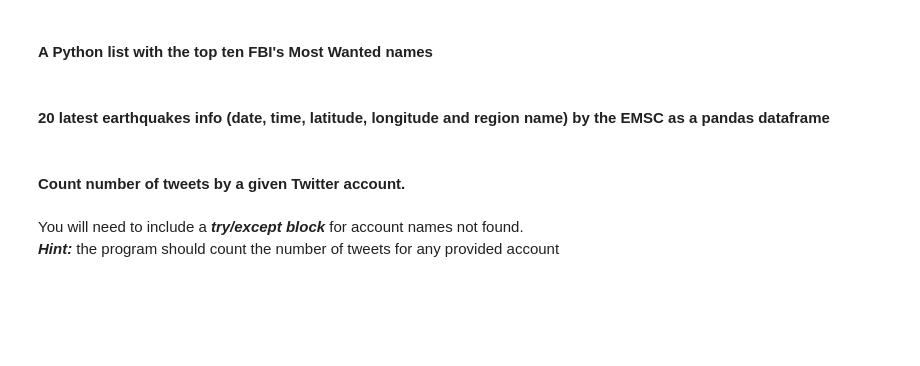
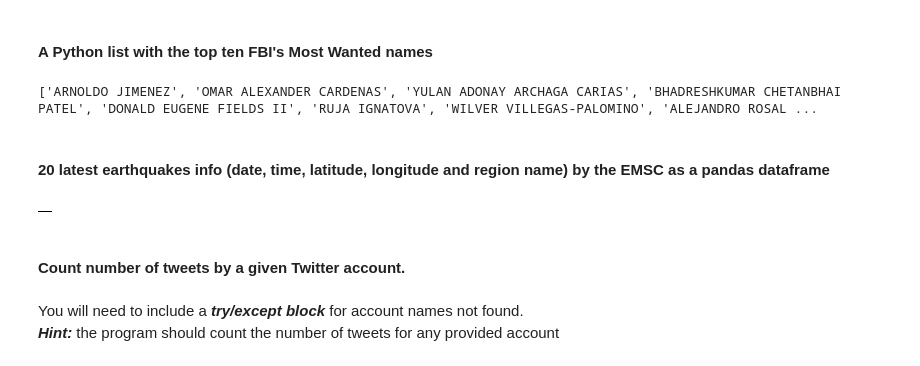
Before and after one commit to Ironhack-Data-Madrid-Octubre-2023/4.3-lab_web_scraping_selenium, a Jupyter notebook: your-code/main.ipynb, the cells around one changed output. Drawn from its saved outputs; the diff is of its cells as text; code cells hidden in the pictures; blank space fills up the shorter version.

```diff
--- a/your-code/main.ipynb
+++ b/your-code/main.ipynb
@@ -227,3 +252,12 @@ url = 'https://www.fbi.gov/wanted/topten'
+# %%
+wanted = driver.find_elements(By.CSS_SELECTOR, 'h3.title')
+top_ten = []
+for i in wanted:
+    top_ten.append(i.text)
+
+print(top_ten)
+# %% [output]
+['ARNOLDO JIMENEZ', 'OMAR ALEXANDER CARDENAS', 'YULAN ADONAY ARCHAGA CARIAS', 'BHADRESHKUMAR CHETANBHAI PATEL', 'DONALD EUGENE FIELDS II', 'RUJA IGNATOVA', 'WILVER VILLEGAS-PALOMINO', 'ALEJANDRO ROSAL ...
 # %% [markdown]
 ####  20 latest earthquakes info (date, time, latitude, longitude and region name) by the EMSC as a pandas dataframe
 # %%
@@ -234,3 +269,22 @@ url = 'https://www.emsc-csem.org/Earthquake/'
+# %%
+table = driver.find_elements(By.CLASS_NAME, 'lilist')
+
+tabla_final=[]
+
+for f in table:
+    tabla_temp=[]
+    celdas = f.find_elements(By.TAG_NAME, 'td')
+
+    for c in celdas:
+        if c.text!='':
+            tabla_temp.append(c.text.split('\n'))
+    tabla_final.append(tabla_temp)
+
+
+latest = pd.DataFrame(tabla_final[:20])
+latest
+# %% [output]
+|  |
 # %% [markdown]
 #### Count number of tweets by a given Twitter account.
 # %% [markdown]
```
Also changed, not shown: parts of 29 cells of this notebook.
